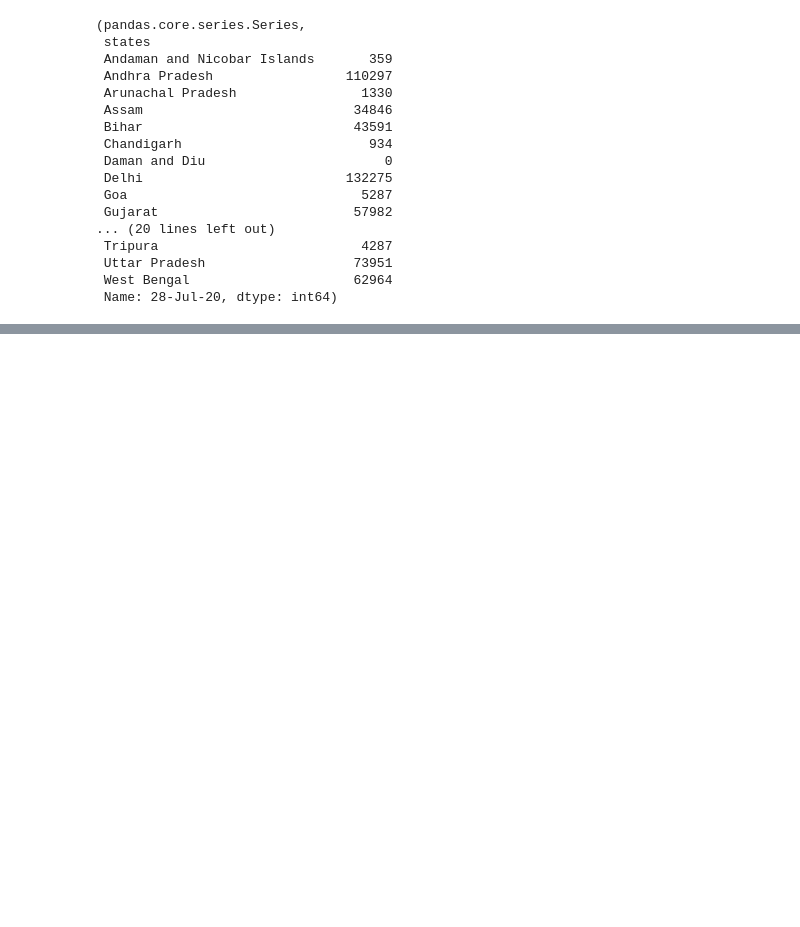
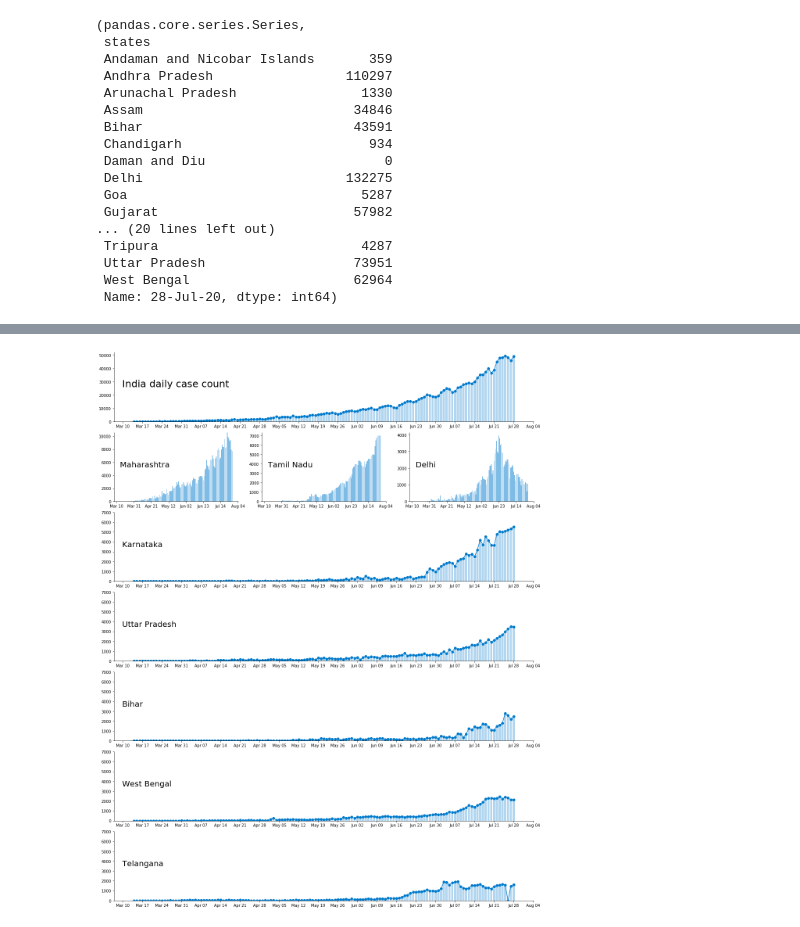
Before and after one commit to PrasannaDK/Univ-AI-FastBlogs, a Jupyter notebook: _notebooks/2020-08-06-COVID-19-Dashboard.ipynb, the cells around one changed output, grey strips where cells are left out. Cells and saved outputs as stored; diff of their text form; code cells hidden in the pictures; blank space fills up the shorter version.

```diff
--- a/_notebooks/2020-08-06-COVID-19-Dashboard.ipynb
+++ b/_notebooks/2020-08-06-COVID-19-Dashboard.ipynb
@@ -123,0 +192,4 @@ df_table.head()
+# %%
+dt_cols = list(dft_cases.columns[1:])
+dft_ct_new_cases = dft_cases.groupby('states')[dt_cols].sum().diff(axis=1).fillna(0).astype(int)
+dft_ct_new_cases.sort_values(by = '28-Jul-20', ascending = False,inplace = True)
@@ -123,0 +218,75 @@ df_table.head()
+# %%
+#hide_input
+df = dft_ct_new_cases.copy()
+df.loc['Total'] = df.sum()
+n = 5
+ax = []
+fig = plt.figure(figsize = (16,20))
+gs = fig.add_gridspec(n+2, 3)
+# gs = fig.add_gridspec(2, 3)
+ax1 = fig.add_subplot(gs[0, :])
+ef = df.loc['Total'].rename_axis('date').reset_index()
+ef['date'] = ef['date'].astype('datetime64[ns]')
+ax1.bar(ef.date,ef.Total,alpha=0.3,color='#007acc')
+ax1.plot(ef.date,ef.Total , marker="o", color='#007acc')
+ax1.xaxis.set_major_locator(mdates.WeekdayLocator())
+ax1.xaxis.set_major_formatter(mdates.DateFormatter('%b %d'))
+ax1.text(0.02, 0.5,'India daily case count', transform = ax1.transAxes, fontsize=25);
+ax1.spines['right'].set_visible(False)
+ax1.spines['top'].set_visible(False)
+
+ax2 = fig.add_subplot(gs[1,0])
+ef = df.loc['Maharashtra'].rename_axis('date').reset_index()
+ef['date'] = ef['date'].astype('datetime64[ns]')
+
+ax2.bar(ef.date, ef.Maharashtra,color = '#007acc',alpha=0.5)
+ax2.xaxis.set_major_locator(mdates.WeekdayLocator())
+ax2.xaxis.set_major_formatter(mdates.DateFormatter('%b %d'))
+ax2.set_xticks(ax2.get_xticks()[::3])
+maxyval = ef.Maharashtra.max()
+ax2.set_ylim([0,maxyval])
+ax2.text(0.05, 0.5,'Maharashtra', transform = ax2.transAxes, fontsize=20);
+ax2.spines['right'].set_visible(False)
+ax2.spines['top'].set_visible(False)
+
+
+ax3 = fig.add_subplot(gs[1,1])
+ef = df.loc['Tamil Nadu'].rename_axis('date').reset_index()
+ef['date'] = ef['date'].astype('datetime64[ns]')
+ax3.bar(ef.date, ef['Tamil Nadu'],color = '#007acc',alpha=0.5,)
+ax3.xaxis.set_major_locator(mdates.WeekdayLocator())
+ax3.xaxis.set_major_formatter(mdates.DateFormatter('%b %d'))
+ax3.set_xticks(ax3.get_xticks()[::3])
+ax3.text(0.05, 0.5,'Tamil Nadu', transform = ax3.transAxes, fontsize=20);
+ax3.spines['right'].set_visible(False)
+ax3.spines['top'].set_visible(False)
+
+ax4 = fig.add_subplot(gs[1,2])
+ef = df.loc['Delhi'].rename_axis('date').reset_index()
+ef['date'] = ef['date'].astype('datetime64[ns]')
+ax4.bar(ef.date, ef.Delhi,color = '#007acc',alpha=0.5)
+ax4.set_xticks([])
+ax4.xaxis.set_major_locator(mdates.WeekdayLocator())
+ax4.xaxis.set_major_formatter(mdates.DateFormatter('%b %d'))
+ax4.set_xticks(ax4.get_xticks()[::3])
+ax4.spines['right'].set_visible(False)
+ax4.spines['top'].set_visible(False)
+
+ax4.text(0.05, 0.5,'Delhi', transform = ax4.transAxes, fontsize=20)
+
+for i in range(n):
+
+    ax.append(fig.add_subplot(gs[i+2,:]))
+    ef = df.iloc[i+3].rename_axis('date').reset_index()
+    ef['date'] = ef['date'].astype('datetime64[ns]')
+    ax[i].bar(ef.date,ef.iloc[:,-1],color = '#007acc',alpha=0.3)
+    ax[i].plot(ef.date,ef.iloc[:,-1],marker='o',color='#007acc')
+    ax[i].text(0.02,0.5,f'{ef.columns.values[-1]}',transform = ax[i].transAxes, fontsize = 20);
+    ax[i].xaxis.set_major_locator(mdates.WeekdayLocator())
+    ax[i].xaxis.set_major_formatter(mdates.DateFormatter('%b %d'))
+    ax[i].set_ylim([0,7000])
+    ax[i].spines['right'].set_visible(False)
+    ax[i].spines['top'].set_visible(False)
+plt.tight_layout()
+# %% [output]
+[figure, added]
```
Also changed, not shown: parts of 22 cells of this notebook.
